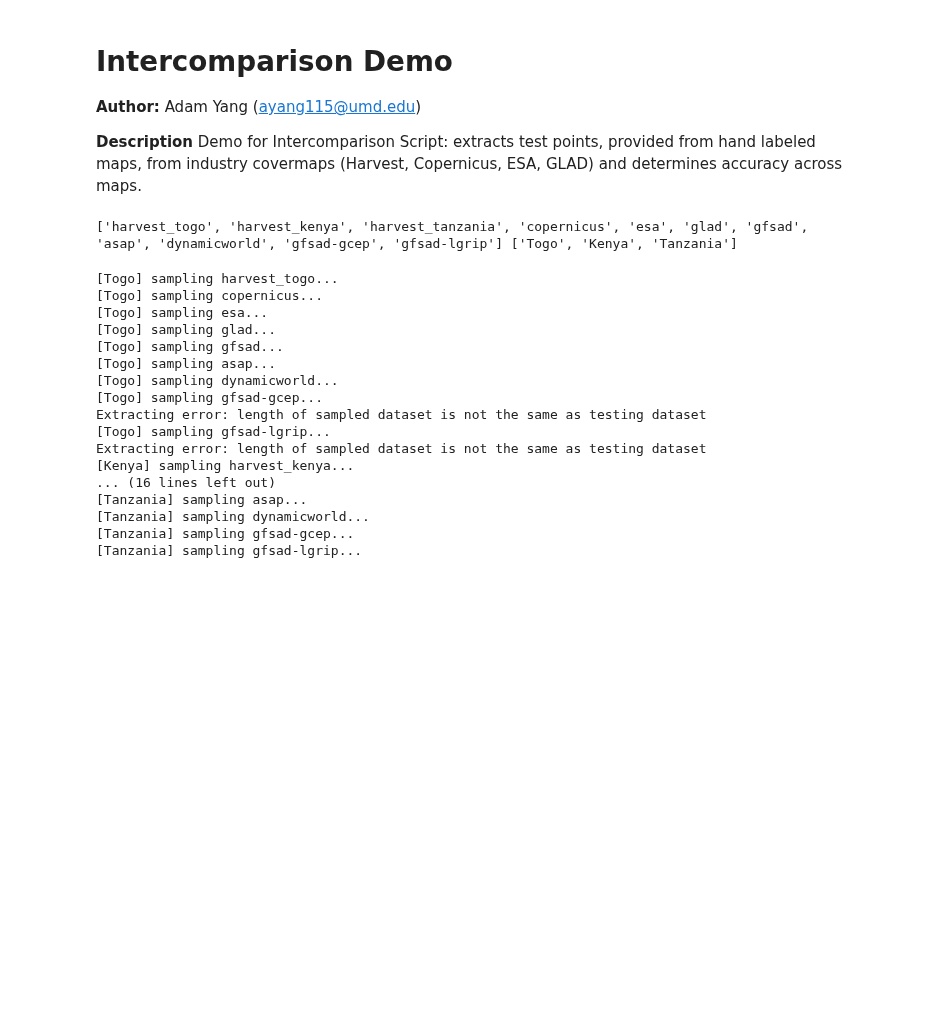
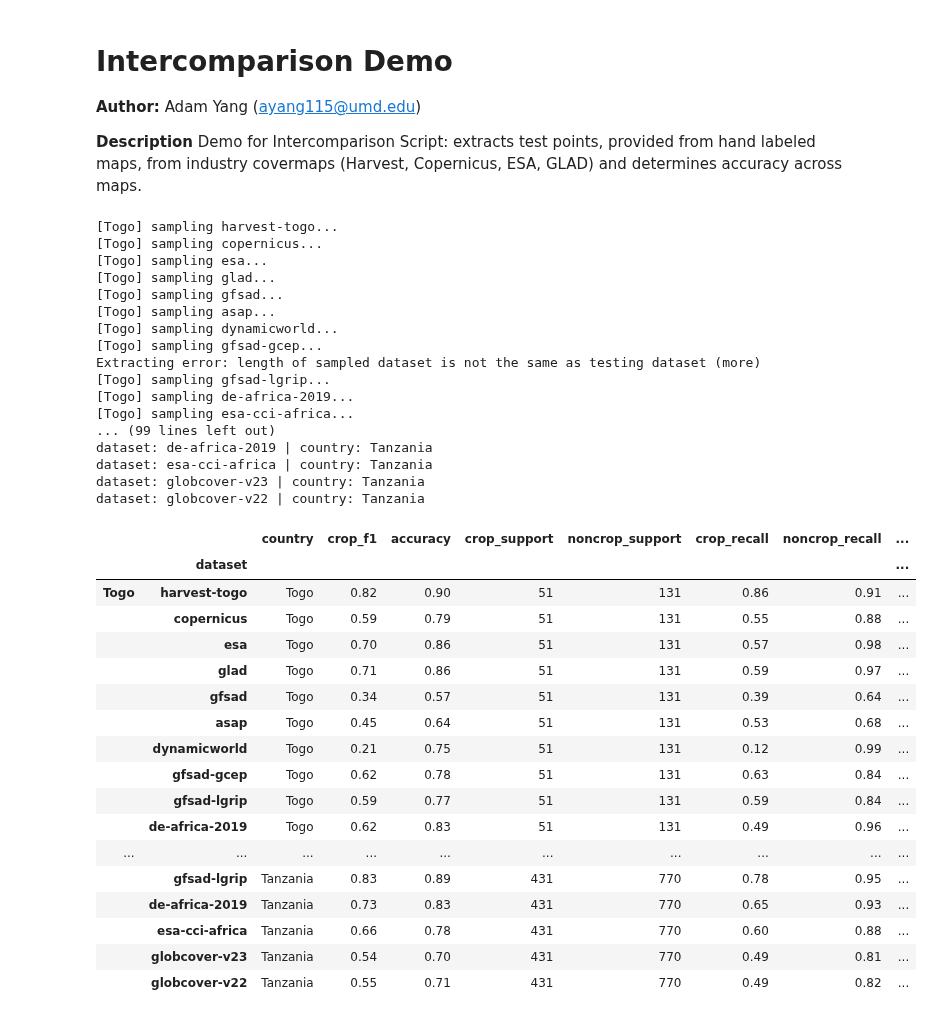
Before and after one commit to nasaharvest/crop-mask, a Jupyter notebook: notebooks/intercomparison_script.ipynb, the cells around one changed output. Saved outputs shown, nothing was run; the diff lists cells and outputs as text; code cells hidden in the pictures; blank space fills up the shorter version.

Commit message:
Updated to test on consensus

```diff
--- a/notebooks/intercomparison_script.ipynb
+++ b/notebooks/intercomparison_script.ipynb
@@ -22,36 +22,54 @@ sys.path.append("..")
 from src.compare_covermaps import *
 # %%
 maps = [v for v in TARGETS.values()]
-countries = ["Togo", "Kenya", "Tanzania"]
+countries = ["Togo", "Kenya", "Malawi", "Tanzania"]
 # %%
 covermap_test = TestCovermaps(test_countries=countries, covermaps=maps)
 
-test_pts = pd.read_csv("../../intercomparison-data/extracted/test/tgo_tan_ken_2019_(newkenya).csv").drop("Unnamed: 0", axis=1)
+# test_pts = pd.read_csv("../../intercomparison-data/extracted/test/tgo_tan_ken_2019_(newkenya).csv").drop("Unnamed: 0", axis=1)
+test_pts = pd.read_csv("../../intercomparison-data/extracted/test/tgo_ken_tza_mlw_test.csv").drop("Unnamed: 0", axis=1)
 test_pts["geometry"] = test_pts["geometry"].apply(wkt.loads)
 test_pts = gpd.GeoDataFrame(test_pts, crs="epsg:4326")
 
 # test_pts = covermap_test.get_test_points()
+
+extracted = covermap_test.extract_covermaps(test_pts)
+_ = covermap_test.evaluate()
+results = pd.concat(covermap_test.results)
+results
+# %% [output]
+[Togo] sampling harvest-togo...
+[Togo] sampling copernicus...
+[Togo] sampling esa...
+[Togo] sampling glad...
+[Togo] sampling gfsad...
+[Togo] sampling asap...
+[Togo] sampling dynamicworld...
+[Togo] sampling gfsad-gcep...
+Extracting error: length of sampled dataset is not the same as testing dataset (more)
+[Togo] sampling gfsad-lgrip...
+[Togo] sampling de-africa-2019...
+[Togo] sampling esa-cci-africa...
+... (99 lines left out)
+dataset: de-africa-2019 | country: Tanzania
+dataset: esa-cci-africa | country: Tanzania
+dataset: globcover-v23 | country: Tanzania
+dataset: globcover-v22 | country: Tanzania
+|  |  | country | crop_f1 | accuracy | crop_support | noncrop_support | crop_recall | noncrop_recall | ... |
+|  | dataset |  |  |  |  |  |  |  | ... |
+| Togo | harvest-togo | Togo | 0.82 | 0.90 | 51 | 131 | 0.86 | 0.91 | ... |
+|  | copernicus | Togo | 0.59 | 0.79 | 51 | 131 | 0.55 | 0.88 | ... |
+|  | esa | Togo | 0.70 | 0.86 | 51 | 131 | 0.57 | 0.98 | ... |
+|  | glad | Togo | 0.71 | 0.86 | 51 | 131 | 0.59 | 0.97 | ... |
+|  | gfsad | Togo | 0.34 | 0.57 | 51 | 131 | 0.39 | 0.64 | ... |
+|  | asap | Togo | 0.45 | 0.64 | 51 | 131 | 0.53 | 0.68 | ... |
+|  | dynamicworld | Togo | 0.21 | 0.75 | 51 | 131 | 0.12 | 0.99 | ... |
+|  | gfsad-gcep | Togo | 0.62 | 0.78 | 51 | 131 | 0.63 | 0.84 | ... |
+|  | gfsad-lgrip | Togo | 0.59 | 0.77 | 51 | 131 | 0.59 | 0.84 | ... |
+|  | de-africa-2019 | Togo | 0.62 | 0.83 | 51 | 131 | 0.49 | 0.96 | ... |
+| ... | ... | ... | ... | ... | ... | ... | ... | ... | ... |
+|  | gfsad-lgrip | Tanzania | 0.83 | 0.89 | 431 | 770 | 0.78 | 0.95 | ... |
+|  | de-africa-2019 | Tanzania | 0.73 | 0.83 | 431 | 770 | 0.65 | 0.93 | ... |
+|  | esa-cci-africa | Tanzania | 0.66 | 0.78 | 431 | 770 | 0.60 | 0.88 | ... |
+|  | globcover-v23 | Tanzania | 0.54 | 0.70 | 431 | 770 | 0.49 | 0.81 | ... |
+|  | globcover-v22 | Tanzania | 0.55 | 0.71 | 431 | 770 | 0.49 | 0.82 | ... |
-# %%
-covermap_test
-# %% [output]
-['harvest_togo', 'harvest_kenya', 'harvest_tanzania', 'copernicus', 'esa', 'glad', 'gfsad', 'asap', 'dynamicworld', 'gfsad-gcep', 'gfsad-lgrip'] ['Togo', 'Kenya', 'Tanzania']
-# %%
-extracted = covermap_test.extract_covermaps(test_pts)
-# %% [output]
-[Togo] sampling harvest_togo...
-[Togo] sampling copernicus...
-[Togo] sampling esa...
-[Togo] sampling glad...
-[Togo] sampling gfsad...
-[Togo] sampling asap...
-[Togo] sampling dynamicworld...
-[Togo] sampling gfsad-gcep...
-Extracting error: length of sampled dataset is not the same as testing dataset
-[Togo] sampling gfsad-lgrip...
-Extracting error: length of sampled dataset is not the same as testing dataset
-[Kenya] sampling harvest_kenya...
-... (16 lines left out)
-[Tanzania] sampling asap...
-[Tanzania] sampling dynamicworld...
-[Tanzania] sampling gfsad-gcep...
-[Tanzania] sampling gfsad-lgrip...
```
Also changed, not shown: parts of 4 cells of this notebook, 3 other files.
